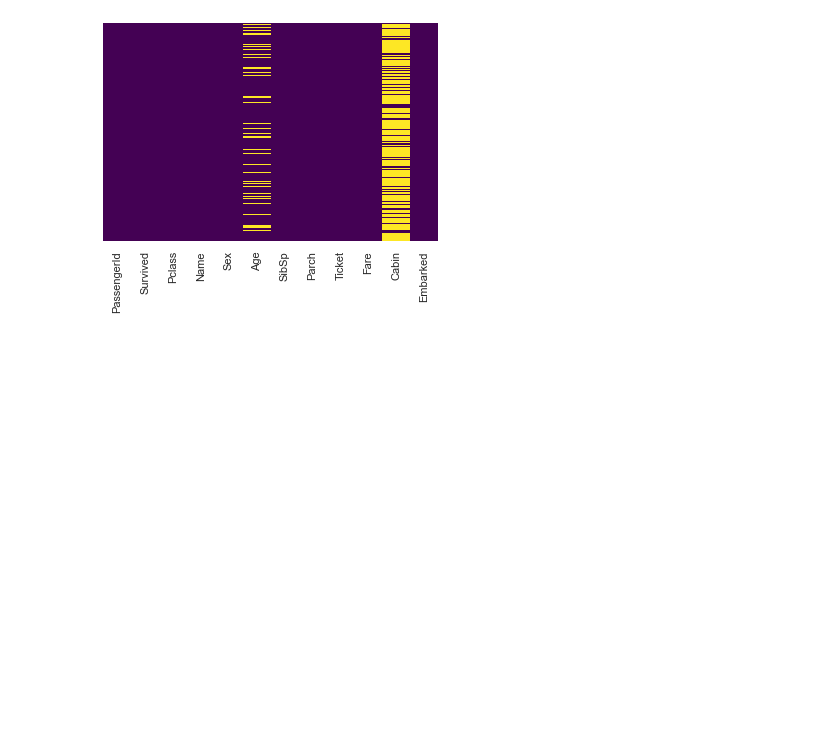
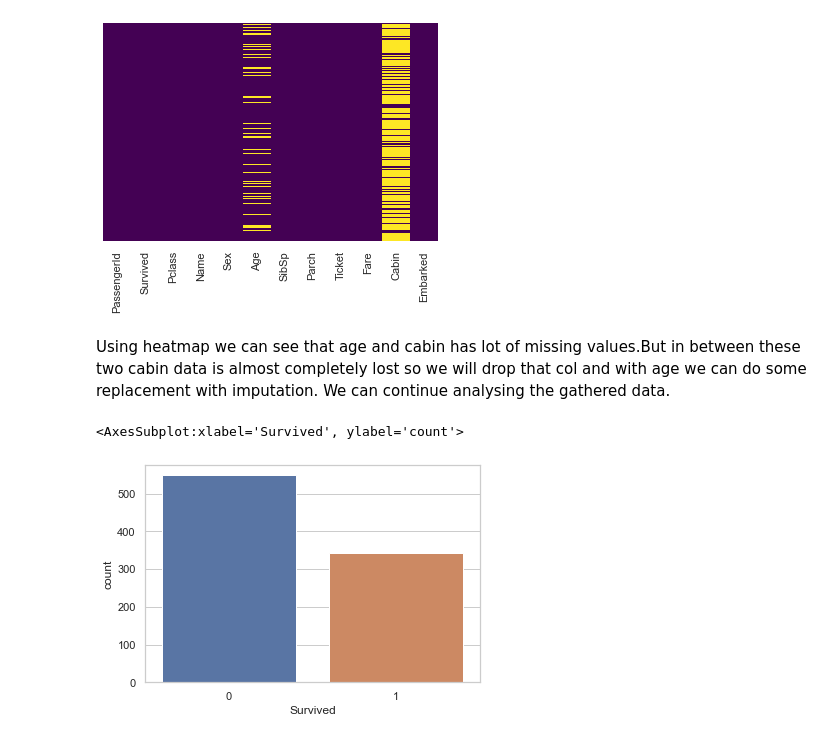
Before and after one commit to prateeksahu-in/Kaggle-Titanic-Machine-Learning-from-Disaster-Solution, a Jupyter notebook: Exploratory Data Analysis.ipynb, the cells around one changed output. Cells and saved outputs as stored; diff of their text form; code cells hidden in the pictures; blank space fills up the shorter version.

Commit message:
Data cleaned

```diff
--- a/Exploratory Data Analysis.ipynb
+++ b/Exploratory Data Analysis.ipynb
@@ -45,3 +41,12 @@ uniform_data = np.random.rand(10, 12)
 ax = sns.heatmap(train.isnull(),cbar=False,cmap='viridis', yticklabels=False)
 # %% [output]
 [figure]
+# %% [markdown]
+Using heatmap we can see that age and cabin has lot of missing values.But in between these two cabin data is almost completely lost so we will drop that col and with age we can do some replacement with imputation.
+We can continue analysing the gathered data.
+# %%
+sns.set_style('whitegrid')
+sns.countplot(x='Survived',data=train)
+# %% [output]
+<AxesSubplot:xlabel='Survived', ylabel='count'>
+[figure, added]
```
Also changed, not shown: parts of 17 cells of this notebook.
